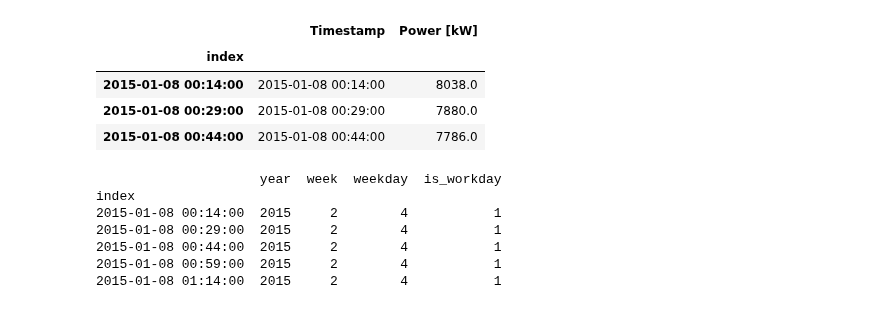
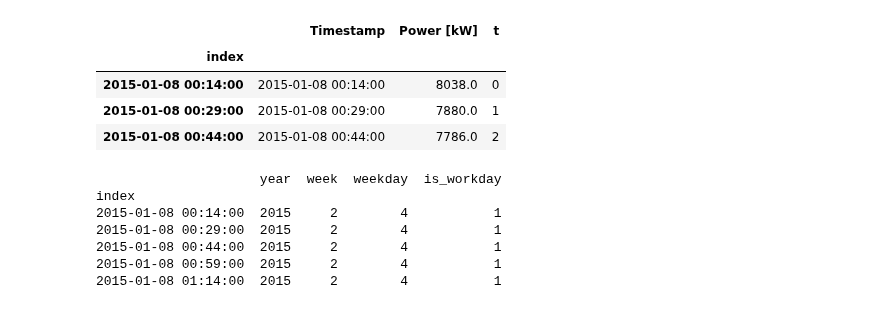
Before and after one commit to cimadure/ene8230, a Jupyter notebook: preprocess_power.ipynb, the cells around one changed output. Cells and saved outputs as stored; diff of their text form; code cells hidden in the pictures.

```diff
--- a/preprocess_power.ipynb
+++ b/preprocess_power.ipynb
@@ -38,15 +38,16 @@ save_dir = 'media'
 # %%
 raw = pd.read_excel(filename)
 raw = raw.rename(columns={power__previous_label:power_label})
+raw['t'] = raw.index
 raw['index'] = raw[timestamp].copy()
 raw = raw.set_index('index')
 raw.head(3)
 # %% [output]
-|  | Timestamp | Power [kW] |
-| index |  |  |
-| 2015-01-08 00:14:00 | 2015-01-08 00:14:00 | 8038.0 |
-| 2015-01-08 00:29:00 | 2015-01-08 00:29:00 | 7880.0 |
-| 2015-01-08 00:44:00 | 2015-01-08 00:44:00 | 7786.0 |
+|  | Timestamp | Power [kW] | t |
+| index |  |  |  |
+| 2015-01-08 00:14:00 | 2015-01-08 00:14:00 | 8038.0 | 0 |
+| 2015-01-08 00:29:00 | 2015-01-08 00:29:00 | 7880.0 | 1 |
+| 2015-01-08 00:44:00 | 2015-01-08 00:44:00 | 7786.0 | 2 |
 # %%
 def year_month_date_to_string(date):
     return date.strftime('%Y%m')
```
Also changed, not shown: parts of 6 cells of this notebook, 2 other files.
